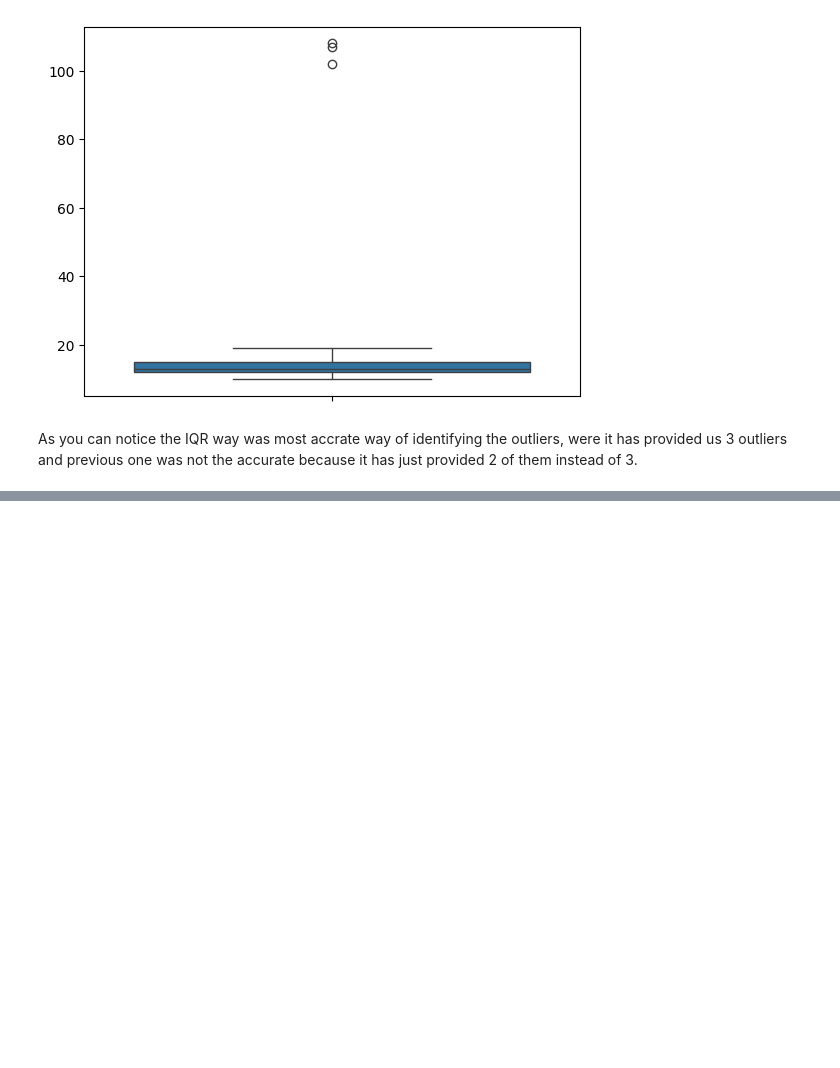
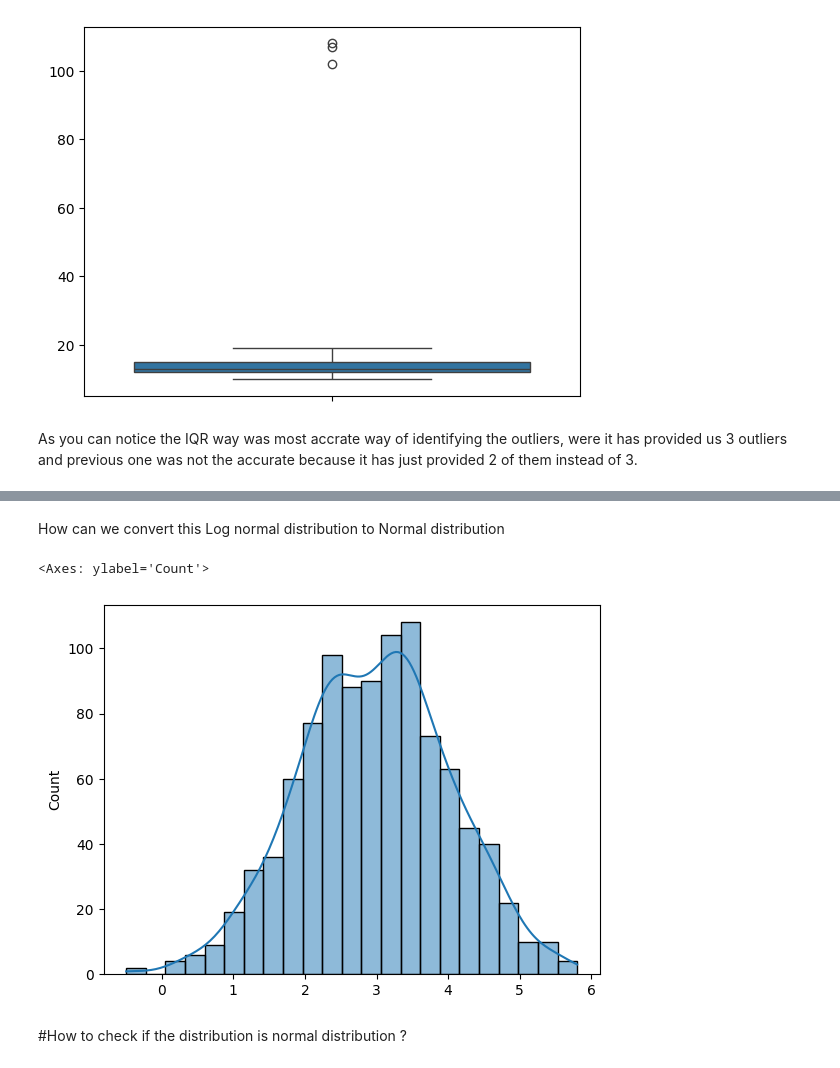
Before and after one commit to MoreJignesh/6-Months-Data-Science-Roadmap-, a Jupyter notebook: Statistics_with_Python.ipynb, the cells around one changed output, grey strips where cells are left out. Saved outputs shown, nothing was run; the diff lists cells and outputs as text; code cells hidden in the pictures; blank space fills up the shorter version.

```diff
--- a/Statistics_with_Python.ipynb
+++ b/Statistics_with_Python.ipynb
@@ -198,0 +248,9 @@ As you can notice the IQR way was most accrate way of identifying the outliers,
+# %% [markdown]
+How can we convert this Log normal distribution to Normal distribution
+# %%
+sns.histplot(np.log(m),kde = True)
+# %% [output]
+<Axes: ylabel='Count'>
+[figure, added]
+# %% [markdown]
+#How to check if the distribution is normal distribution ?
```
Also changed, not shown: parts of 14 cells of this notebook.
